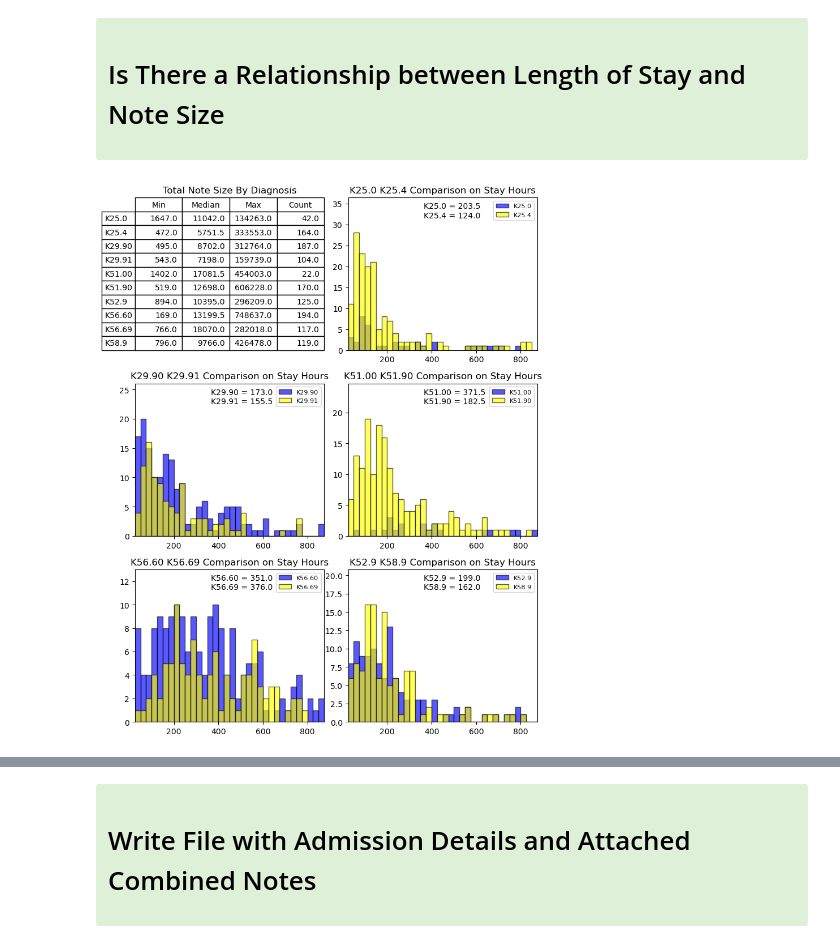
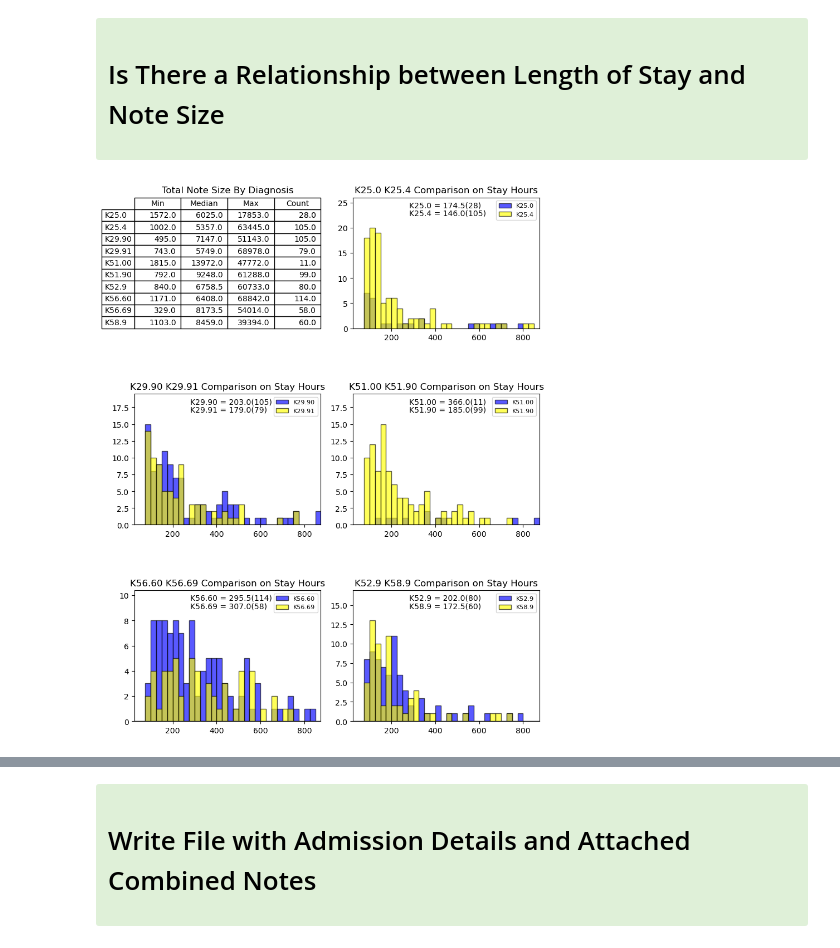
Before and after one commit to rdpratti/Medical-MIMIC-Research, a Jupyter notebook: Notebooks/MIMIC-Notes-EDA.ipynb, the cells around one changed output, grey strips where cells are left out. Drawn from its saved outputs; the diff is of its cells as text; code cells hidden in the pictures.

```diff
--- a/Notebooks/MIMIC-Notes-EDA.ipynb
+++ b/Notebooks/MIMIC-Notes-EDA.ipynb
@@ -898,30 +881,8 @@ Combine Notes and Add to Admissions for the Intestinal Conditions</left></h1></f
 # %%
-def combine_notes(notes):
-# This function combine all the individual notes on an admission into one note
-    temp_note = ' '
-    new_ct = 0
-    for note in notes:
-        new_ct += 1
- #      print('new_ct: ', new_ct, 'note: ', note[0:20])
-        temp_note += note
- #   print('out_length: ', len(temp_note))
-    return temp_note
-
-
-# Read in Notes and Join wanted_admissions with notes
-#
-notes = pd.read_parquet(file4,engine='auto',use_nullable_dtypes=True)
-
-sel_categories = ['Nursing/other', 'Nursing', 'Physician']
-pn_notes = notes.loc[notes['category'].isin(sel_categories)]
-pn_notes[1:5]
-
-pn_full_notes = pn_notes[['subject_id','hadm_id','text']].groupby(['subject_id','hadm_id'],as_index=False)\
-                                .agg({'text': combine_notes}).reset_index()
-pn_full_notes['note_length'] = pn_full_notes['text'].apply(len)
-
-intsl_notes = pd.merge(spec_intel_amds, pn_full_notes, on=['subject_id', 'hadm_id'])
-
-intsl_notes.columns
-intsl_notes[1:10]
+intsl_notes = intsl_notes.sort_values(by=['subject_id','hadm_id','chartdate'])
+intsl_notes = pd.merge(spec_intel_adms, intsl_notes_less_3,
+                        on = ['subject_id','hadm_id'],
+                        how = 'inner')
+print(intsl_notes.columns)
+intsl_notes[1:5]
 # %% [output]
@@ -998,35 +960,36 @@ mpl_table.scale(4,4)
 
 
 
 icd_codes = {'K25.0':'K25.4','K29.90':'K29.91','K51.00':'K51.90', 'K56.60':'K56.69','K52.9':'K58.9'}
 
 abins = range(25,900,25)
 kwargs = dict(alpha=0.65, bins=abins)
 
 x_row = 0
 x_col = 1
 
 for code_1, code_2 in icd_codes.items():
 
     xm = intsl_notes.loc[(intsl_notes['primary_icd10_code'].str.contains(code_1)),'stay_hours']
     xs = intsl_notes.loc[(intsl_notes['primary_icd10_code'].str.contains(code_2)),'stay_hours']
 
-    atext = code_1 + ' = ' + str(xm.median())
-    btext = code_2 + ' = ' + str(xs.median())
+    atext = code_1 + ' = ' + str(xm.median()) + '(' + str(xm.count()) + ')'
+    btext = code_2 + ' = ' + str(xs.median()) + '(' + str(xs.count()) + ')'
+
 
     axis[x_row,x_col].hist(xm, **kwargs, color='blue', edgecolor='black',label=str(code_1))
     axis[x_row,x_col].hist(xs, **kwargs, color='yellow', edgecolor='black',label=str(code_2))
     xtitle = code_1 + ' ' + code_2 + ' Comparison on Stay Hours'
-    axis[x_row,x_col].text(0.40, 0.97, atext, horizontalalignment='left', verticalalignment='top', transform=axis[x_row,x_col].transAxes)
-    axis[x_row,x_col].text(0.40, 0.91, btext, horizontalalignment='left', verticalalignment='top', transform=axis[x_row,x_col].transAxes)
+    axis[x_row,x_col].text(0.30, 0.97, atext, horizontalalignment='left', verticalalignment='top', transform=axis[x_row,x_col].transAxes)
+    axis[x_row,x_col].text(0.30, 0.91, btext, horizontalalignment='left', verticalalignment='top', transform=axis[x_row,x_col].transAxes)
     axis[x_row,x_col].legend(fontsize="8")
     axis[x_row,x_col].set_title(xtitle)
     axis[x_row,x_col].margins(0,0.30)
     if x_col == 0:
         x_col += 1
     else:
         x_row += 1
         x_col = 0
 plt.show()
 # %% [output]
-[figure, old version]
+[figure, new version]
```
Also changed, not shown: parts of 35 cells of this notebook, 3 other files.
